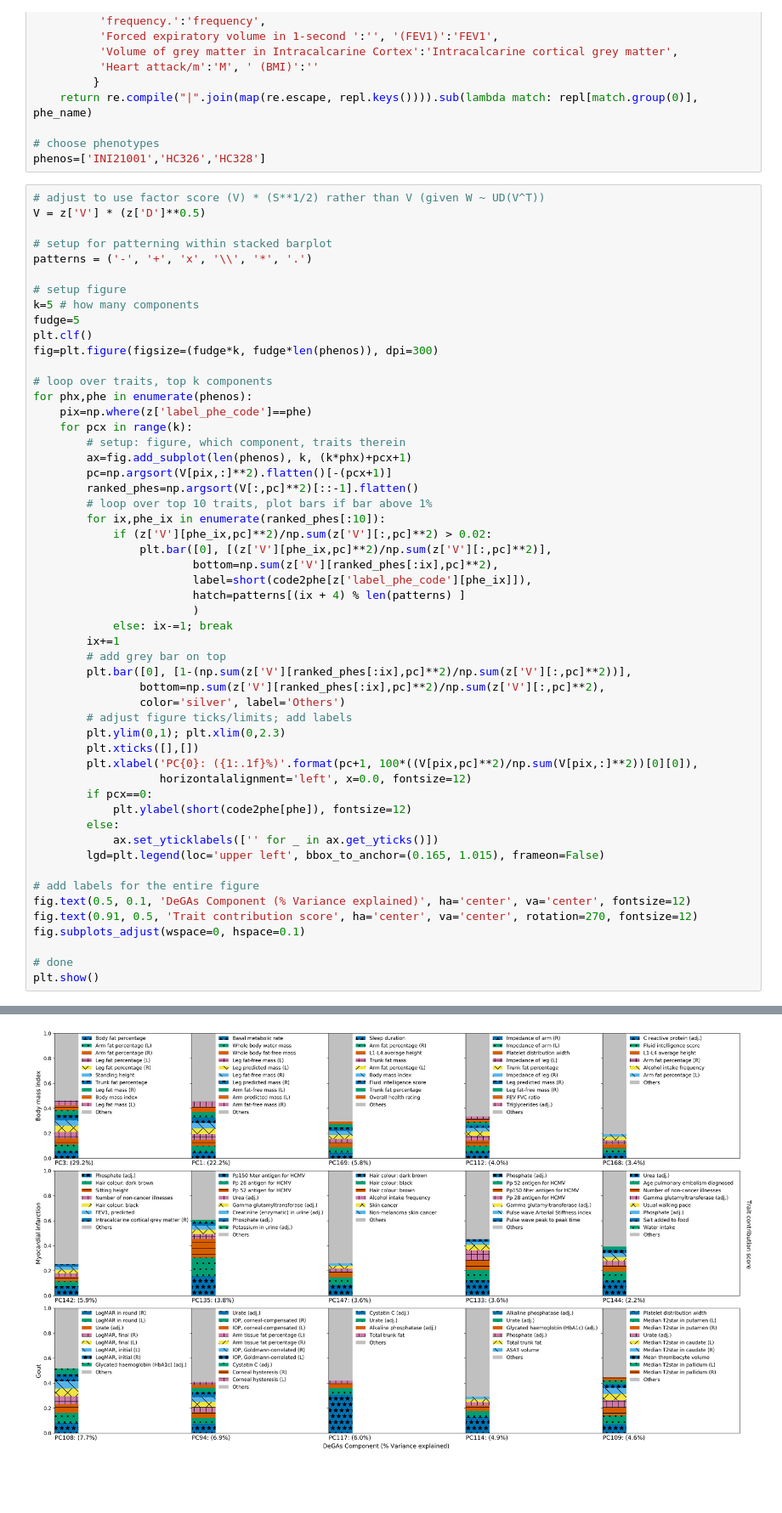
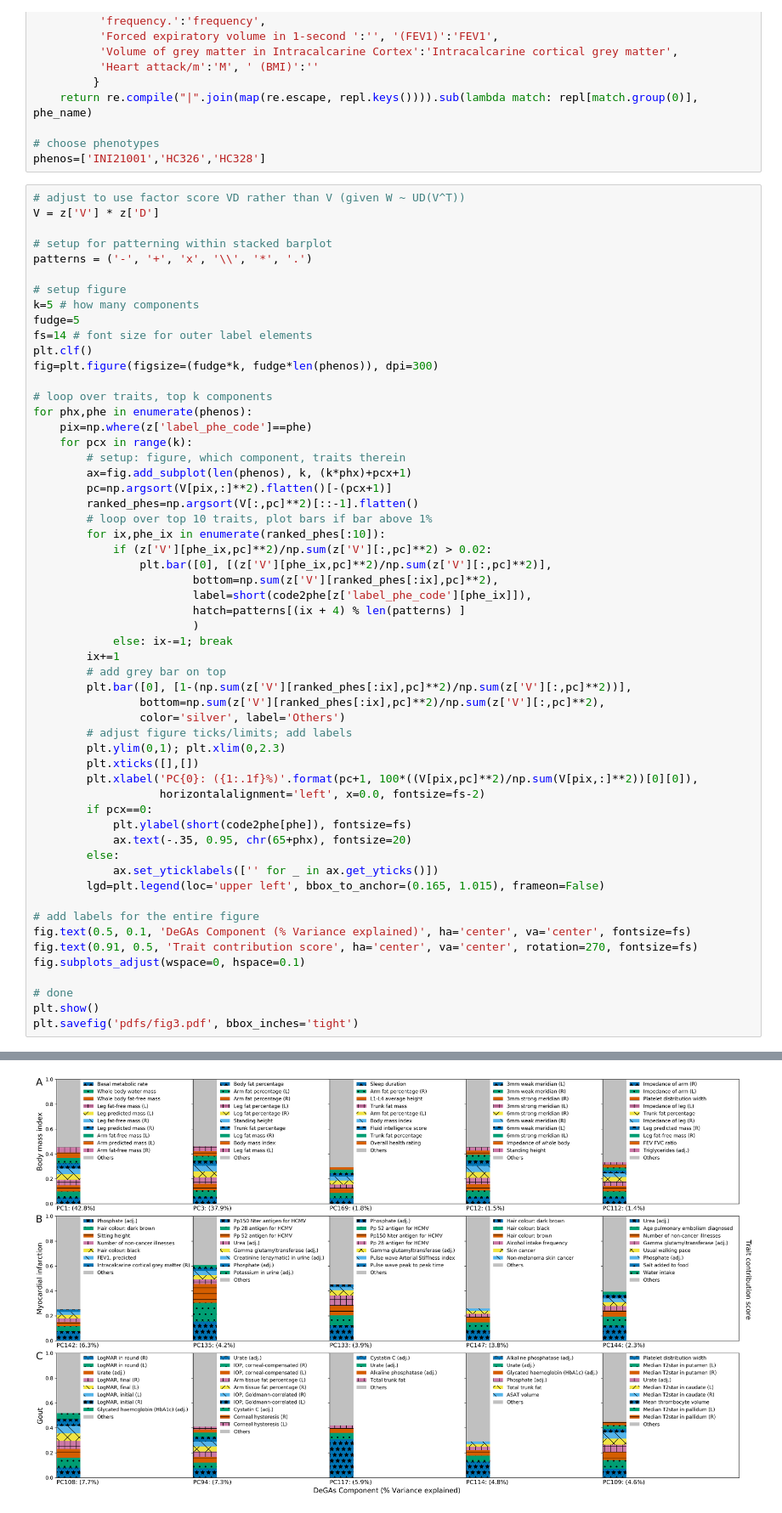
Before and after one commit to rivas-lab/degas-risk, a Jupyter notebook: figures/Figure3-Degas-Components.ipynb, the cells around one changed output, grey strips where cells are left out. Shown at 85% size. Drawn from its saved outputs; the diff is of its cells as text; blank space fills up the shorter version.

Commit message:
fixed figure 3 error; updated figure 4

```diff
--- a/figures/Figure3-Degas-Components.ipynb
+++ b/figures/Figure3-Degas-Components.ipynb
@@ -43,8 +43,8 @@ def short(phe_name):
 # choose phenotypes
 phenos=['INI21001','HC326','HC328']
 # %%
-# adjust to use factor score (V) * (S**1/2) rather than V (given W ~ UD(V^T))
-V = z['V'] * (z['D']**0.5)
+# adjust to use factor score VD rather than V (given W ~ UD(V^T))
+V = z['V'] * z['D']
 
 # setup for patterning within stacked barplot
 patterns = ('-', '+', 'x', '\\', '*', '.')
@@ -52,6 +52,7 @@ patterns = ('-', '+', 'x', '\\', '*', '.')
 # setup figure
 k=5 # how many components
 fudge=5
+fs=14 # font size for outer label elements
 plt.clf()
 fig=plt.figure(figsize=(fudge*k, fudge*len(phenos)), dpi=300)
 
@@ -66,35 +67,37 @@ for phx,phe in enumerate(phenos):
         # loop over top 10 traits, plot bars if bar above 1%
         for ix,phe_ix in enumerate(ranked_phes[:10]):
             if (z['V'][phe_ix,pc]**2)/np.sum(z['V'][:,pc]**2) > 0.02:
                 plt.bar([0], [(z['V'][phe_ix,pc]**2)/np.sum(z['V'][:,pc]**2)],
                         bottom=np.sum(z['V'][ranked_phes[:ix],pc]**2),
                         label=short(code2phe[z['label_phe_code'][phe_ix]]),
                         hatch=patterns[(ix + 4) % len(patterns) ]
                         )
             else: ix-=1; break
         ix+=1
         # add grey bar on top
         plt.bar([0], [1-(np.sum(z['V'][ranked_phes[:ix],pc]**2)/np.sum(z['V'][:,pc]**2))],
                 bottom=np.sum(z['V'][ranked_phes[:ix],pc]**2)/np.sum(z['V'][:,pc]**2),
                 color='silver', label='Others')
         # adjust figure ticks/limits; add labels
         plt.ylim(0,1); plt.xlim(0,2.3)
         plt.xticks([],[])
         plt.xlabel('PC{0}: ({1:.1f}%)'.format(pc+1, 100*((V[pix,pc]**2)/np.sum(V[pix,:]**2))[0][0]),
-                   horizontalalignment='left', x=0.0, fontsize=12)
+                   horizontalalignment='left', x=0.0, fontsize=fs-2)
         if pcx==0:
-            plt.ylabel(short(code2phe[phe]), fontsize=12)
+            plt.ylabel(short(code2phe[phe]), fontsize=fs)
+            ax.text(-.35, 0.95, chr(65+phx), fontsize=20)
         else:
             ax.set_yticklabels(['' for _ in ax.get_yticks()])
         lgd=plt.legend(loc='upper left', bbox_to_anchor=(0.165, 1.015), frameon=False)
 
 # add labels for the entire figure
-fig.text(0.5, 0.1, 'DeGAs Component (% Variance explained)', ha='center', va='center', fontsize=12)
-fig.text(0.91, 0.5, 'Trait contribution score', ha='center', va='center', rotation=270, fontsize=12)
+fig.text(0.5, 0.1, 'DeGAs Component (% Variance explained)', ha='center', va='center', fontsize=fs)
+fig.text(0.91, 0.5, 'Trait contribution score', ha='center', va='center', rotation=270, fontsize=fs)
 fig.subplots_adjust(wspace=0, hspace=0.1)
 
 # done
 plt.show()
+plt.savefig('pdfs/fig3.pdf', bbox_inches='tight')
 # %% [output]
 <matplotlib.figure.Figure at 0x...>
-[figure, old version]
+[figure, new version]
```
Also changed, not shown: 3 other files.
